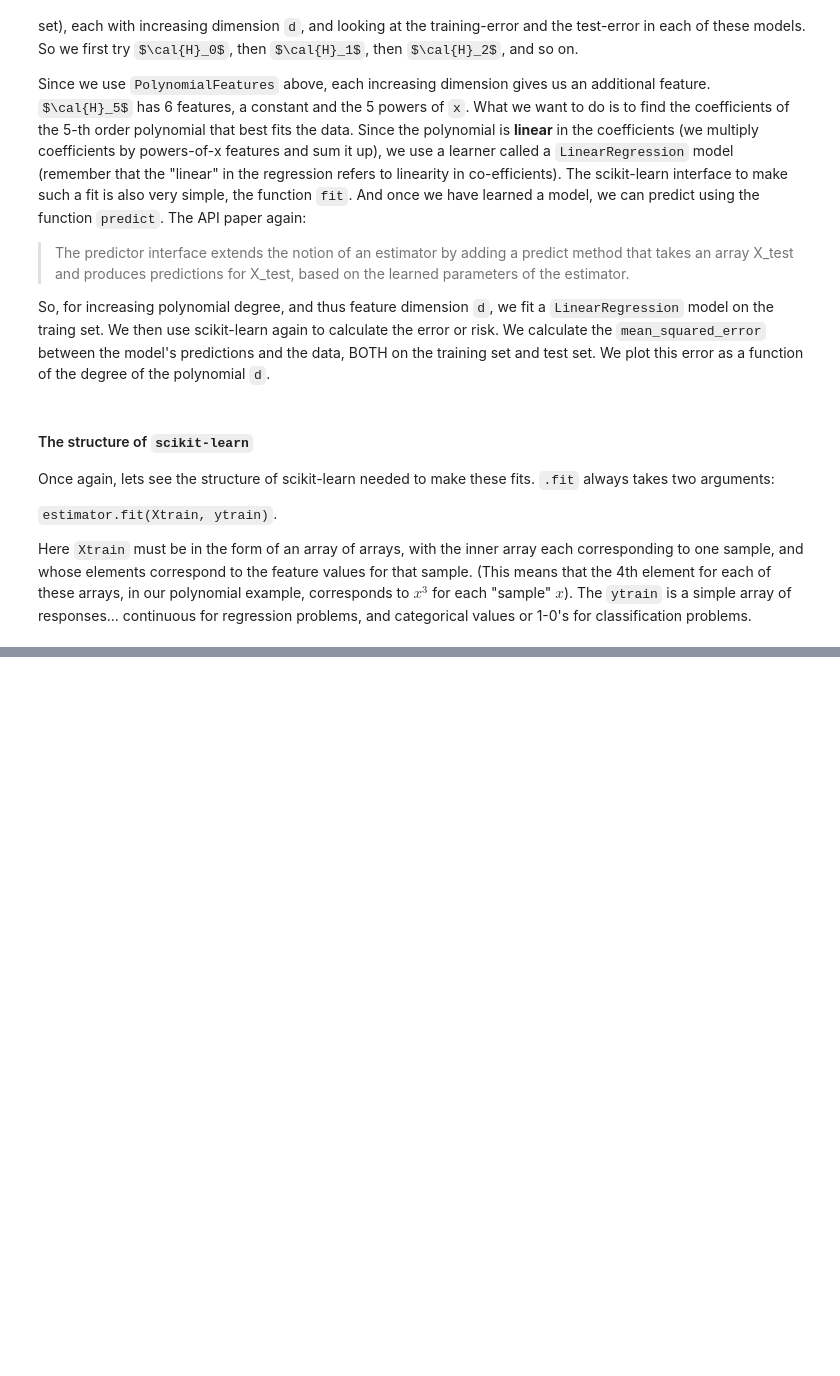
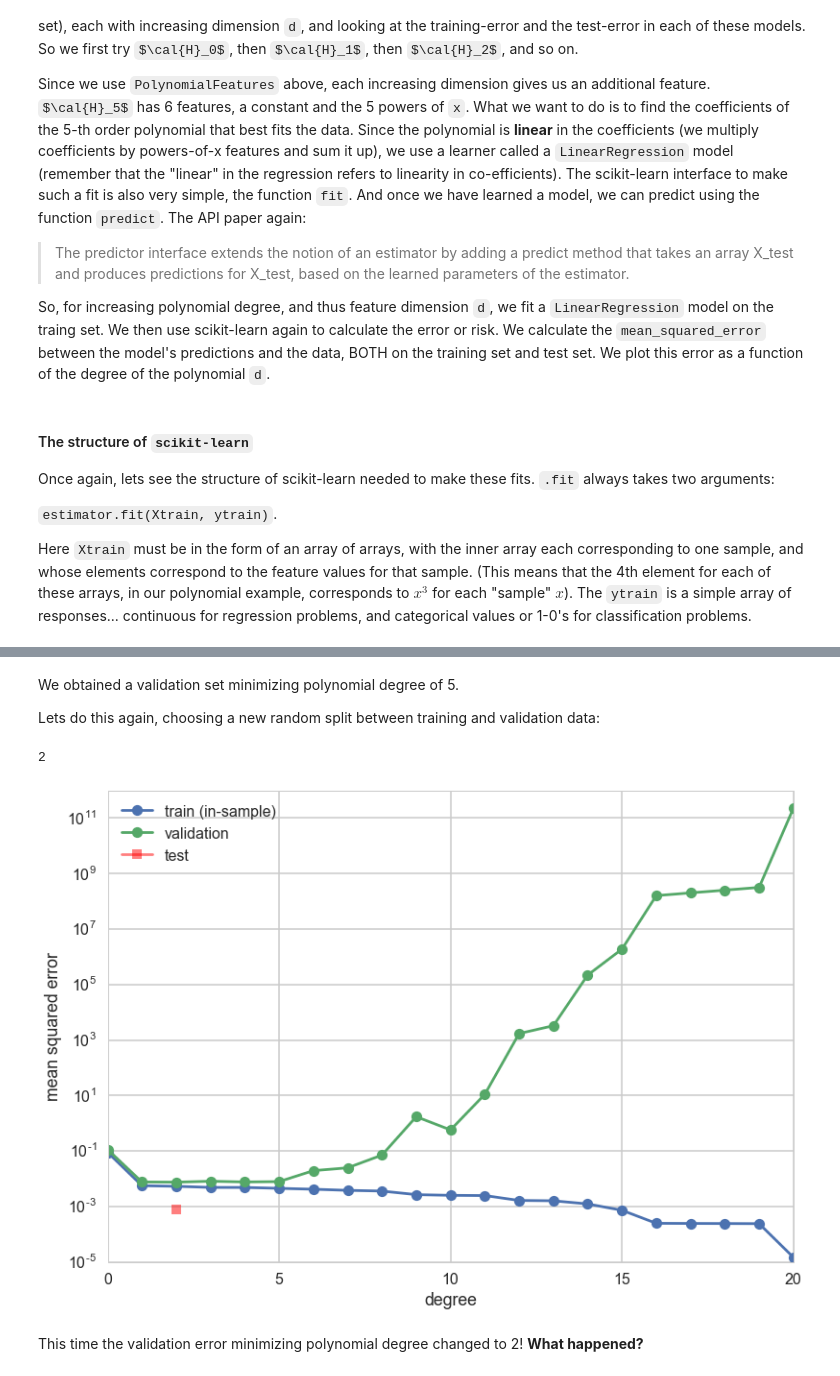
Before and after one commit to suyashSax/CS-109, a Jupyter notebook: Week 6/Lab 5 - Learning Models.ipynb, the cells around one changed output, grey strips where cells are left out. Drawn from its saved outputs; the diff is of its cells as text; code cells hidden in the pictures; some formulas as TeX source; blank space fills up the shorter version.

```diff
--- a/Week 6/Lab 5 - Learning Models.ipynb
+++ b/Week 6/Lab 5 - Learning Models.ipynb
@@ -794,0 +969,50 @@ Here `Xtrain` must be in the form of an array of arrays, with the inner array ea
+# %% [markdown]
+We obtained a validation set minimizing polynomial degree of 5.
+
+Lets do this again, choosing a new random split between training and validation data:
+# %%
+intrain,invalid = train_test_split(itrain,train_size=18, test_size=6)
+xntrain= df.x[intrain].values
+fntrain = df.f[intrain].values
+yntrain = df.y[intrain].values
+xnvalid= df.x[invalid].values
+fnvalid = df.f[invalid].values
+ynvalid = df.y[invalid].values
+
+degrees=range(21)
+error_train=np.empty(len(degrees))
+error_valid=np.empty(len(degrees))
+trainvalidlists=make_features(xntrain, xnvalid, degrees)
+
+for d in degrees:#for increasing polynomial degrees 0,1,2...
+    #Create polynomials from x
+    Xntrain = trainvalidlists[d]['train']
+    Xnvalid = trainvalidlists[d]['test']
+    #fit a model linear in polynomial coefficients on the training set
+    est = LinearRegression()
+    est.fit(Xntrain, yntrain)
+    #calculate mean squared error
+    error_train[d] = mean_squared_error(yntrain, est.predict(Xntrain))
+    error_valid[d] = mean_squared_error(ynvalid, est.predict(Xnvalid))
+
+mindeg = np.argmin(error_valid)
+ttlist=make_features(xtrain, xtest, degrees)
+#fit on whole training set now.
+clf = LinearRegression()
+clf.fit(ttlist[mindeg]['train'], ytrain) # fit
+pred = clf.predict(ttlist[mindeg]['test'])
+err = mean_squared_error(ytest, pred)
+plt.plot(degrees, error_train, marker='o', label='train (in-sample)')
+plt.plot(degrees, error_valid, marker='o', label='validation')
+plt.plot([mindeg], [err], marker='s', markersize=10, label='test', alpha=0.5, color='r')
+
+plt.ylabel('mean squared error')
+plt.xlabel('degree')
+plt.legend(loc='upper left')
+plt.yscale("log")
+print mindeg
+# %% [output]
+2
+[figure, added]
+# %% [markdown]
+This time the validation error minimizing polynomial degree changed to 2! **What happened?**
```
Also changed, not shown: parts of 41 cells of this notebook.
